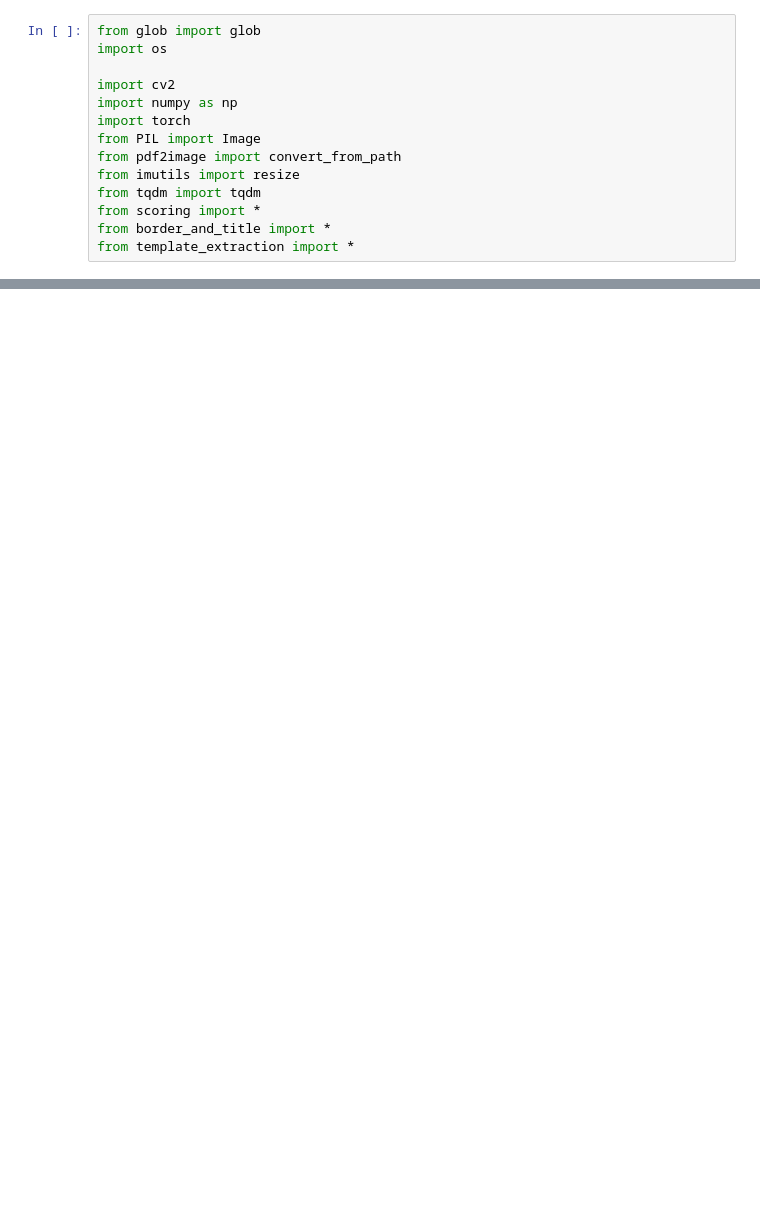
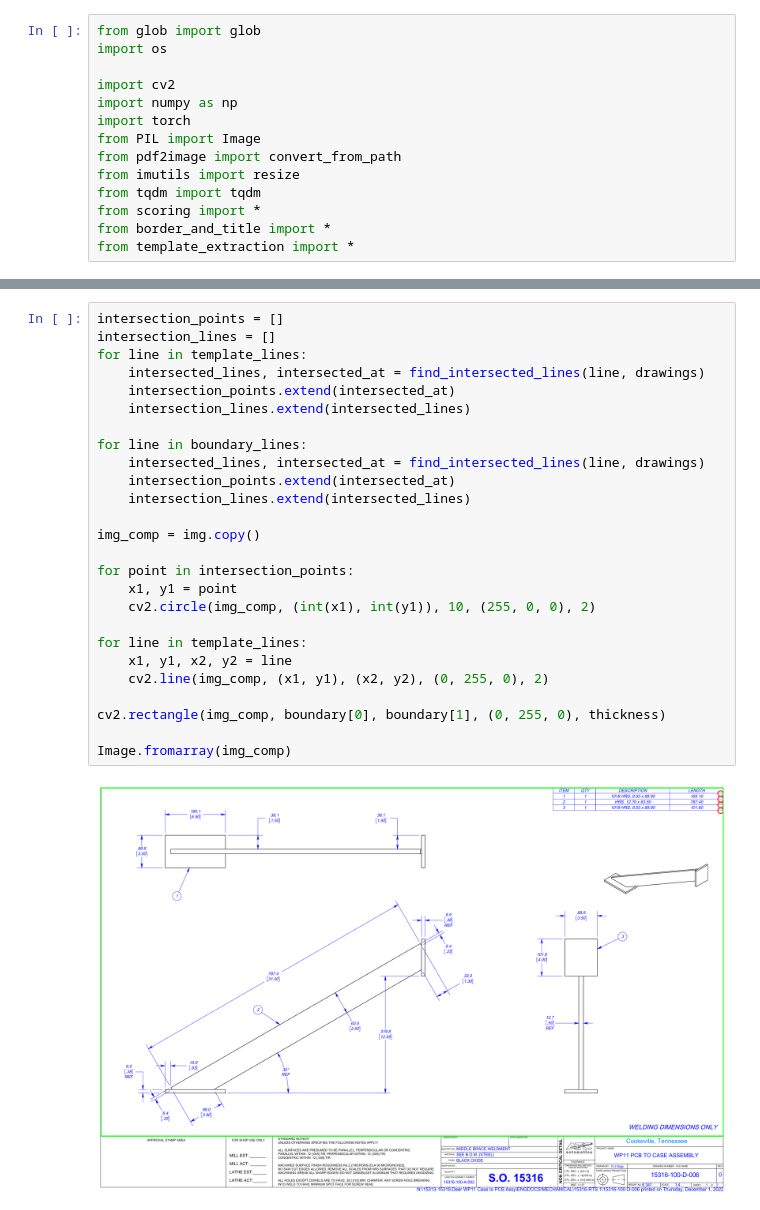
Before and after one commit to sadidul012/mechanical-drawing-scoring, a Jupyter notebook: notebooks/template-extracting/merge-with-existing-methods.ipynb, the cells around one changed output, grey strips where cells are left out. Drawn from its saved outputs; the diff is of its cells as text; blank space fills up the shorter version.

```diff
--- a/notebooks/template-extracting/merge-with-existing-methods.ipynb
+++ b/notebooks/template-extracting/merge-with-existing-methods.ipynb
@@ -127,0 +211,28 @@ Image Similarity: 91.8845%
+# %%
+intersection_points = []
+intersection_lines = []
+for line in template_lines:
+    intersected_lines, intersected_at = find_intersected_lines(line, drawings)
+    intersection_points.extend(intersected_at)
+    intersection_lines.extend(intersected_lines)
+
+for line in boundary_lines:
+    intersected_lines, intersected_at = find_intersected_lines(line, drawings)
+    intersection_points.extend(intersected_at)
+    intersection_lines.extend(intersected_lines)
+
+img_comp = img.copy()
+
+for point in intersection_points:
+    x1, y1 = point
+    cv2.circle(img_comp, (int(x1), int(y1)), 10, (255, 0, 0), 2)
+
+for line in template_lines:
+    x1, y1, x2, y2 = line
+    cv2.line(img_comp, (x1, y1), (x2, y2), (0, 255, 0), 2)
+
+cv2.rectangle(img_comp, boundary[0], boundary[1], (0, 255, 0), thickness)
+
+Image.fromarray(img_comp)
+# %% [output]
+[figure, added]
```
Also changed, not shown: parts of 6 cells of this notebook, 3 other files.
